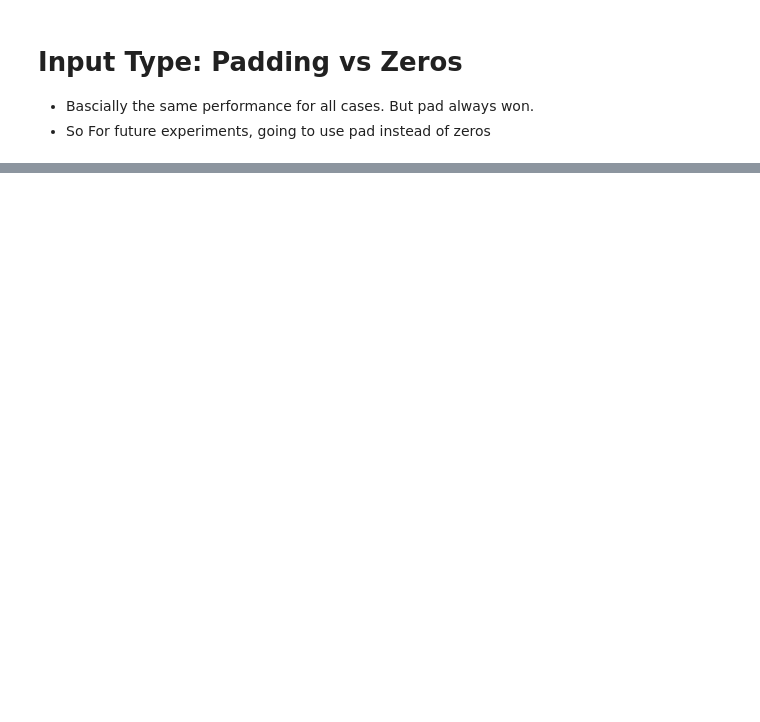
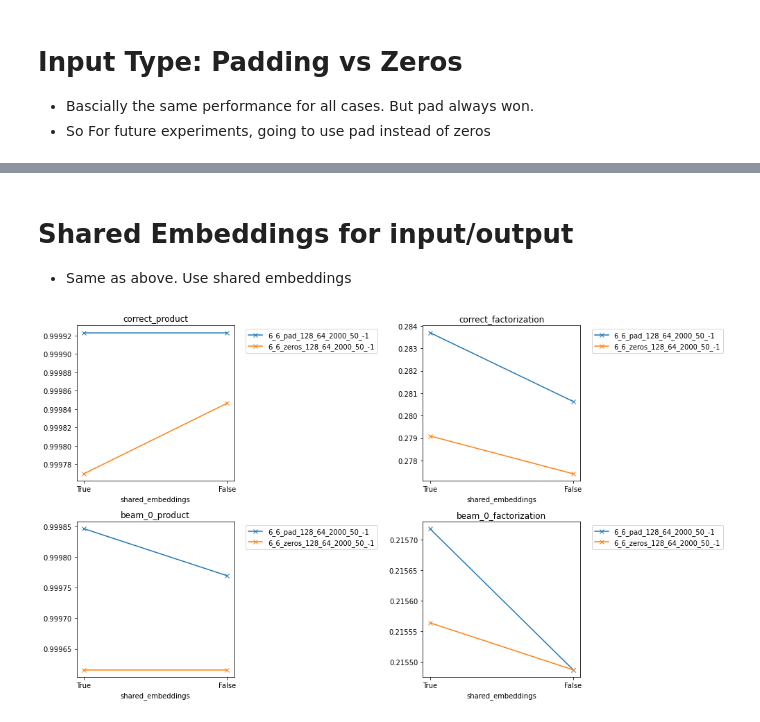
Before and after one commit to sims-s/neural-math, a Jupyter notebook: notebooks/ExamineExperiments.ipynb, the cells around one changed output, grey strips where cells are left out. Drawn from its saved outputs; the diff is of its cells as text; code cells hidden in the pictures; blank space fills up the shorter version.

```diff
--- a/notebooks/ExamineExperiments.ipynb
+++ b/notebooks/ExamineExperiments.ipynb
@@ -149,0 +147,7 @@ plot_different_values(merged, 'input_padding')
+# %% [markdown]
+# Shared Embeddings for input/output
+* Same as above. Use shared embeddings
+# %%
+plot_different_values(merged, 'shared_embeddings')
+# %% [output]
+[figure, added]
```
Also changed, not shown: parts of 10 cells of this notebook, 11 other files.
